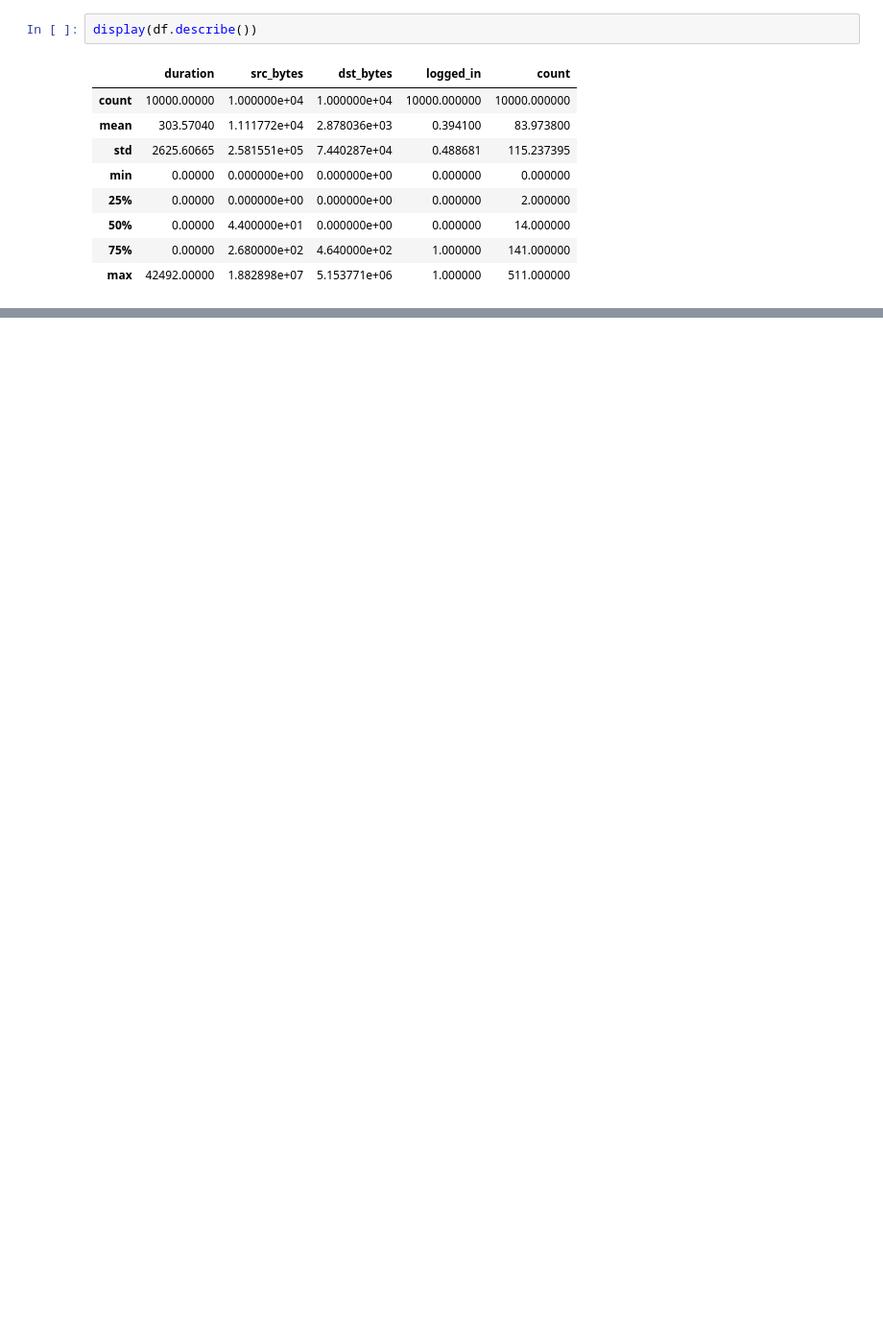
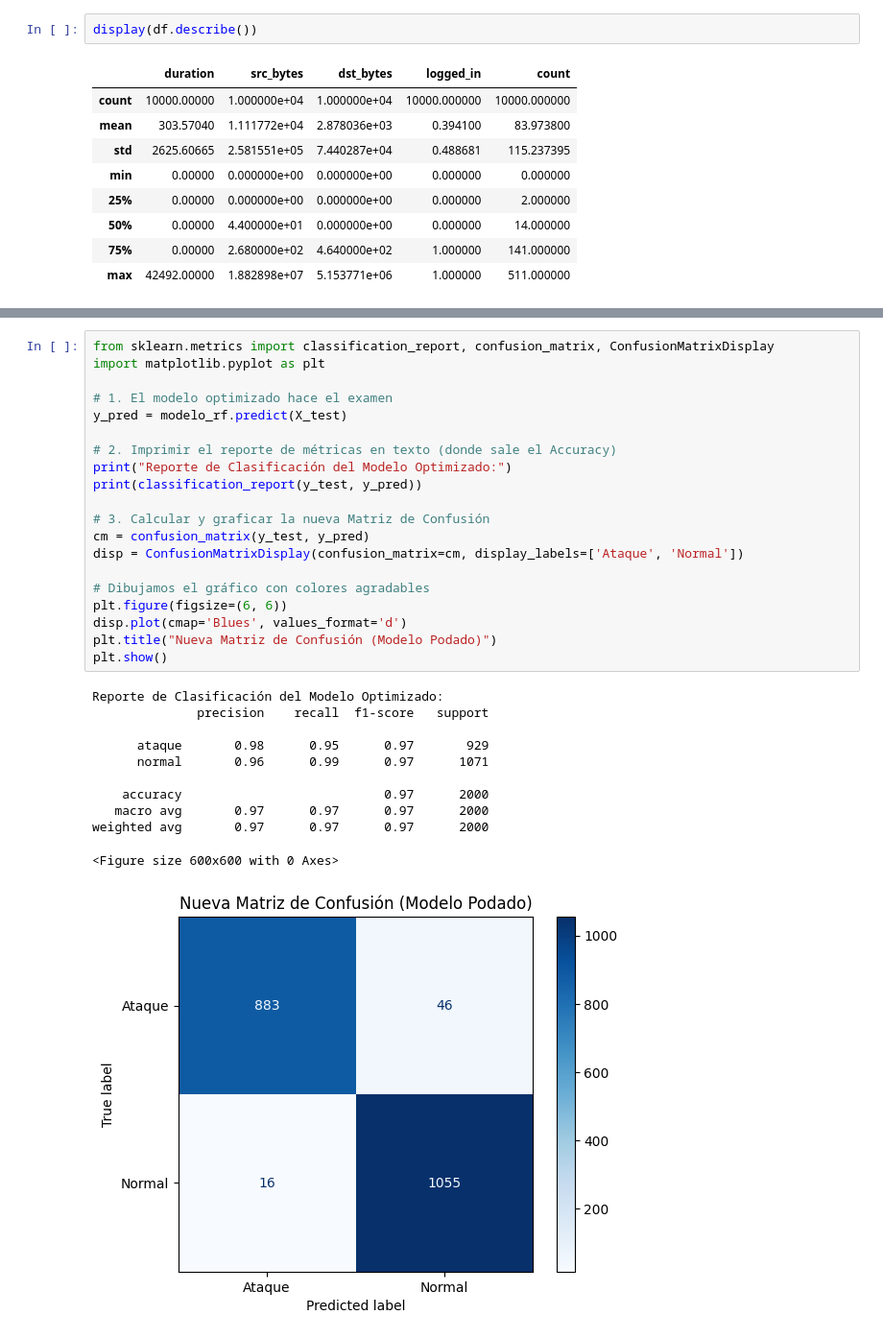
Before and after one commit to AgusDevRolon/proyecto_de_python_prediccion_anomalias, a Jupyter notebook: notebook.ipynb, the cells around one changed output, grey strips where cells are left out. Shown at 96% size. Saved outputs shown, nothing was run; the diff lists cells and outputs as text; blank space fills up the shorter version.

```diff
--- a/notebook.ipynb
+++ b/notebook.ipynb
@@ -172,0 +121,32 @@ weighted avg       0.99      0.99      0.99      2000
+# %%
+from sklearn.metrics import classification_report, confusion_matrix, ConfusionMatrixDisplay
+import matplotlib.pyplot as plt
+
+# 1. El modelo optimizado hace el examen
+y_pred = modelo_rf.predict(X_test)
+
+# 2. Imprimir el reporte de métricas en texto (donde sale el Accuracy)
+print("Reporte de Clasificación del Modelo Optimizado:")
+print(classification_report(y_test, y_pred))
+
+# 3. Calcular y graficar la nueva Matriz de Confusión
+cm = confusion_matrix(y_test, y_pred)
+disp = ConfusionMatrixDisplay(confusion_matrix=cm, display_labels=['Ataque', 'Normal'])
+
+# Dibujamos el gráfico con colores agradables
+plt.figure(figsize=(6, 6))
+disp.plot(cmap='Blues', values_format='d')
+plt.title("Nueva Matriz de Confusión (Modelo Podado)")
+plt.show()
+# %% [output]
+Reporte de Clasificación del Modelo Optimizado:
+              precision    recall  f1-score   support
+
+      ataque       0.98      0.95      0.97       929
+      normal       0.96      0.99      0.97      1071
+
+    accuracy                           0.97      2000
+   macro avg       0.97      0.97      0.97      2000
+weighted avg       0.97      0.97      0.97      2000
+<Figure size 600x600 with 0 Axes>
+[figure, added]
```
Also changed, not shown: parts of 12 cells of this notebook, 1 other file.
